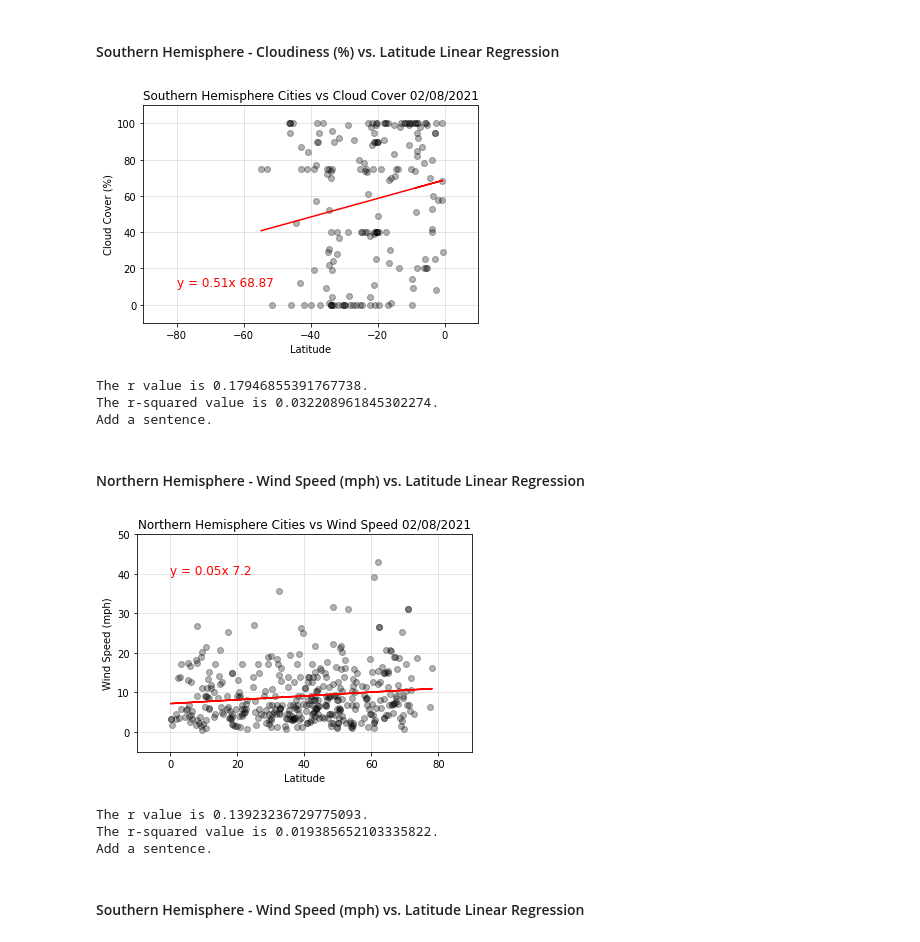
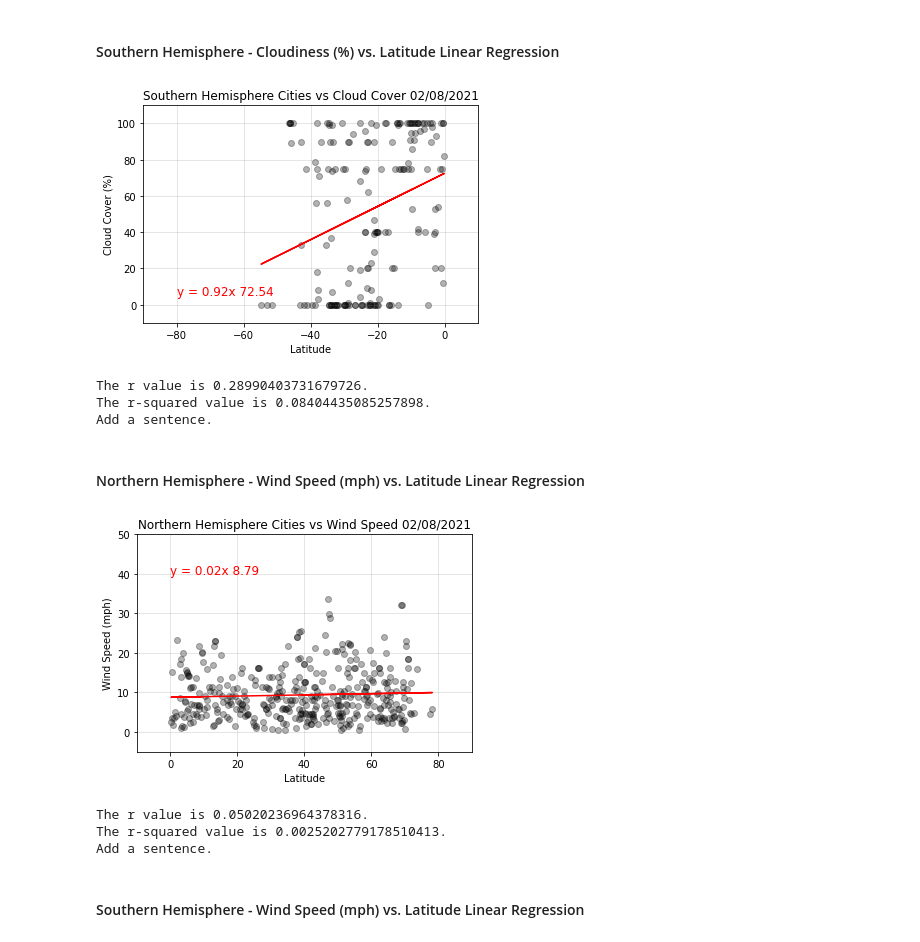
Before and after one commit to klharp/Python-API-WeatherPy-VacationPy, a Jupyter notebook: WeatherPY/WeatherPy.ipynb, the cells around one changed output. Drawn from its saved outputs; the diff is of its cells as text; code cells hidden in the pictures.

```diff
--- a/WeatherPY/WeatherPy.ipynb
+++ b/WeatherPY/WeatherPy.ipynb
@@ -88,7 +72,7 @@ date = []
 
 counter = 1
 
-for city in cities2:
+for city in cities:
     response = requests.get(query_url + city).json()
 
     try:
@@ -100,11 +84,11 @@ for city in cities2:
         cloudiness.append(response["clouds"]["all"])
         windspeed.append(response["wind"]["speed"])
         date.append(response["dt"])
-        print(f"{city}: city number {counter} of {len(cities2)} has been located.")
+        print(f"{city}: city number {counter} of {len(cities)} has been located.")
         counter += 1
 
     except (KeyError, IndexError):
-        print(f"Missing data for city number {counter} of {len(cities2)}.")
+        print(f"Missing data for city number {counter} of {len(cities)}.")
         counter += 1
 
     time.sleep(1)
@@ -427,32 +446,36 @@ Add a sentence.
 # %%
 x_values = south_cities["Latitude"]
 y_values = south_cities["Cloud Cover (%)"]
 
 (slope, intercept, rvalue, pvalue, stderr) = linregress(x_values, y_values)
 regress_values = slope * x_values + intercept
 line_eq = "y = " + str(round(slope,2)) + "x " + str(round(intercept,2))
 
 plt.title(f'Southern Hemisphere Cities vs Cloud Cover {time.strftime("%m/%d/%Y")}')
 plt.ylabel("Cloud Cover (%)")
 plt.xlabel("Latitude")
 plt.xlim(-90,10)
 plt.ylim(-10, 110)
 plt.grid(True, linestyle="-", which="major", color="gray", alpha = 0.25)
-plt.annotate(line_eq, (-80,10), fontsize = 12, color = "red")
+plt.annotate(line_eq, (-80,5), fontsize = 12, color = "red")
 
 plt.scatter(x_values, y_values, color="black", alpha=0.3, marker="o")
 plt.plot(x_values, regress_values, "r-")
+
+# Save the plot to png
+plt.savefig("../Images/SCloud.png")
+
 plt.show()
 
 r = rvalue
 r2 = r**2
 print(f"The r value is {r}.")
 print(f"The r-squared value is {r2}.")
 print(f"Add a sentence.")
 # %% [output]
-[figure, old version]
+[figure, new version]
-The r value is 0.17946855391767738.
-The r-squared value is 0.032208961845302274.
+The r value is 0.28990403731679726.
+The r-squared value is 0.08404435085257898.
 Add a sentence.
 # %% [markdown]
 ####  Northern Hemisphere - Wind Speed (mph) vs. Latitude Linear Regression
@@ -474,6 +497,10 @@ plt.annotate(line_eq, (0,40), fontsize = 12, color = "red")
 
 plt.scatter(x_values, y_values, color="black", alpha=0.3, marker="o")
 plt.plot(x_values, regress_values, "r-")
+
+# Save the plot to png
+plt.savefig("../Images/NWind.png")
+
 plt.show()
 
 r = rvalue
@@ -482,9 +509,9 @@ print(f"The r value is {r}.")
 print(f"The r-squared value is {r2}.")
 print(f"Add a sentence.")
 # %% [output]
-[figure, old version]
+[figure, new version]
-The r value is 0.13923236729775093.
-The r-squared value is 0.019385652103335822.
+The r value is 0.05020236964378316.
+The r-squared value is 0.0025202779178510413.
 Add a sentence.
 # %% [markdown]
 ####  Southern Hemisphere - Wind Speed (mph) vs. Latitude Linear Regression
```
Also changed, not shown: parts of 22 cells of this notebook, 13 other files.
